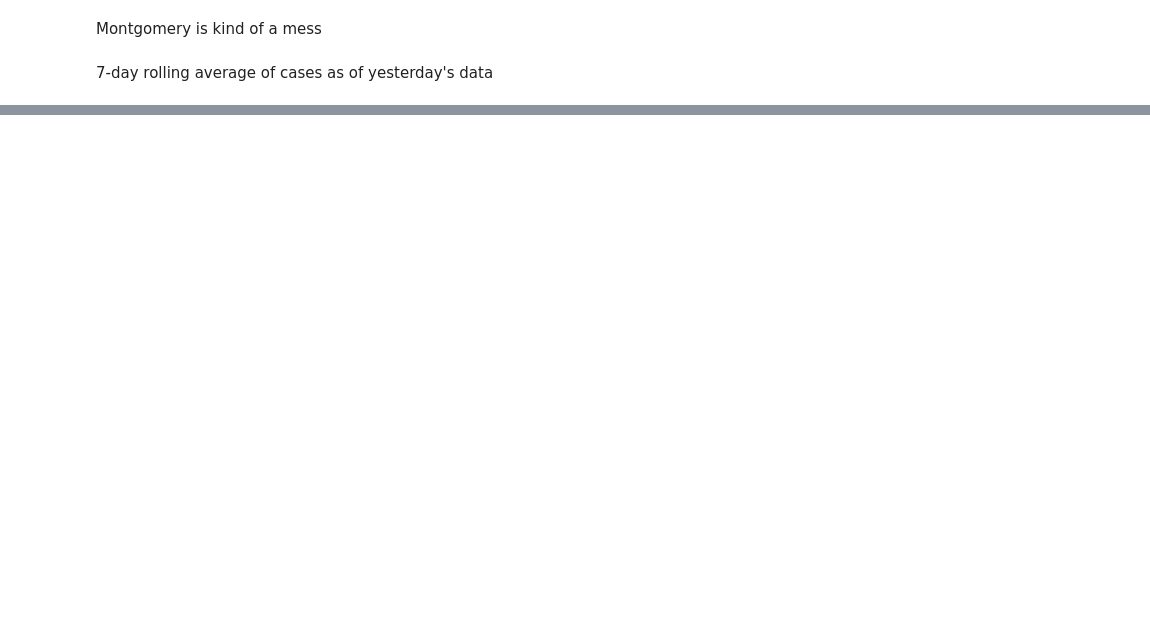
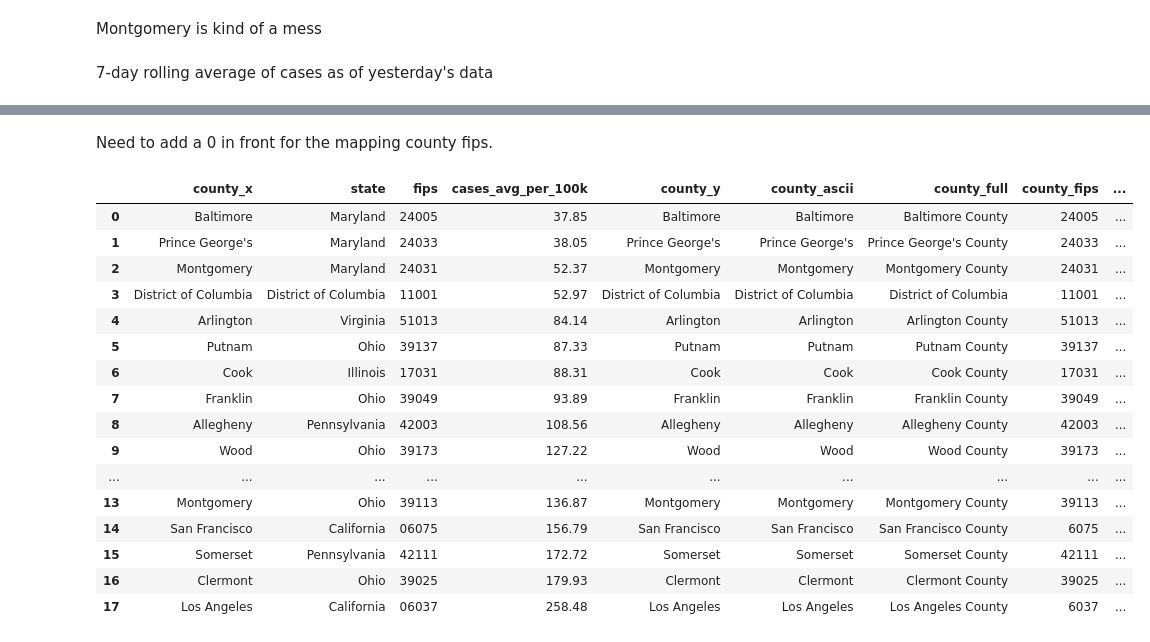
Before and after one commit to discdiver/covid-cities, a Jupyter notebook: prepare.ipynb, the cells around one changed output, grey strips where cells are left out. Cells and saved outputs as stored; diff of their text form; code cells hidden in the pictures; blank space fills up the shorter version.

```diff
--- a/prepare.ipynb
+++ b/prepare.ipynb
@@ -224,0 +258,7 @@ px.scatter_geo(
+# %%
+most_recent_date = df_2022_counties.index.max()
+# %%
+df_newest = df_2022_counties[df_2022_counties.index == most_recent_date].sort_values(
+    by="cases_avg_per_100k"
+)
+df_newest
@@ -224,0 +287,3 @@ px.scatter_geo(
+# %%
+df_mapping = pd.read_csv('uscounties.csv')
+df_mapping
@@ -224,0 +304,25 @@ px.scatter_geo(
+# %% [markdown]
+Need to add a 0 in front for the mapping county fips.
+# %%
+df_mapping['county_fips_str'] = df_mapping['county_fips'].astype(str).str.zfill(5)
+# %%
+df_ll = pd.merge(left=df_newest, right=df_mapping, how='left', left_on='fips', right_on='county_fips_str')
+df_ll
+# %% [output]
+|  | county_x | state | fips | cases_avg_per_100k | county_y | county_ascii | county_full | county_fips | ... |
+| 0 | Baltimore | Maryland | 24005 | 37.85 | Baltimore | Baltimore | Baltimore County | 24005 | ... |
+| 1 | Prince George's | Maryland | 24033 | 38.05 | Prince George's | Prince George's | Prince George's County | 24033 | ... |
+| 2 | Montgomery | Maryland | 24031 | 52.37 | Montgomery | Montgomery | Montgomery County | 24031 | ... |
+| 3 | District of Columbia | District of Columbia | 11001 | 52.97 | District of Columbia | District of Columbia | District of Columbia | 11001 | ... |
+| 4 | Arlington | Virginia | 51013 | 84.14 | Arlington | Arlington | Arlington County | 51013 | ... |
+| 5 | Putnam | Ohio | 39137 | 87.33 | Putnam | Putnam | Putnam County | 39137 | ... |
+| 6 | Cook | Illinois | 17031 | 88.31 | Cook | Cook | Cook County | 17031 | ... |
+| 7 | Franklin | Ohio | 39049 | 93.89 | Franklin | Franklin | Franklin County | 39049 | ... |
+| 8 | Allegheny | Pennsylvania | 42003 | 108.56 | Allegheny | Allegheny | Allegheny County | 42003 | ... |
+| 9 | Wood | Ohio | 39173 | 127.22 | Wood | Wood | Wood County | 39173 | ... |
+| ... | ... | ... | ... | ... | ... | ... | ... | ... | ... |
+| 13 | Montgomery | Ohio | 39113 | 136.87 | Montgomery | Montgomery | Montgomery County | 39113 | ... |
+| 14 | San Francisco | California | 06075 | 156.79 | San Francisco | San Francisco | San Francisco County | 6075 | ... |
+| 15 | Somerset | Pennsylvania | 42111 | 172.72 | Somerset | Somerset | Somerset County | 42111 | ... |
+| 16 | Clermont | Ohio | 39025 | 179.93 | Clermont | Clermont | Clermont County | 39025 | ... |
+| 17 | Los Angeles | California | 06037 | 258.48 | Los Angeles | Los Angeles | Los Angeles County | 6037 | ... |
```
Also changed, not shown: parts of 20 cells of this notebook, 1 other file.
